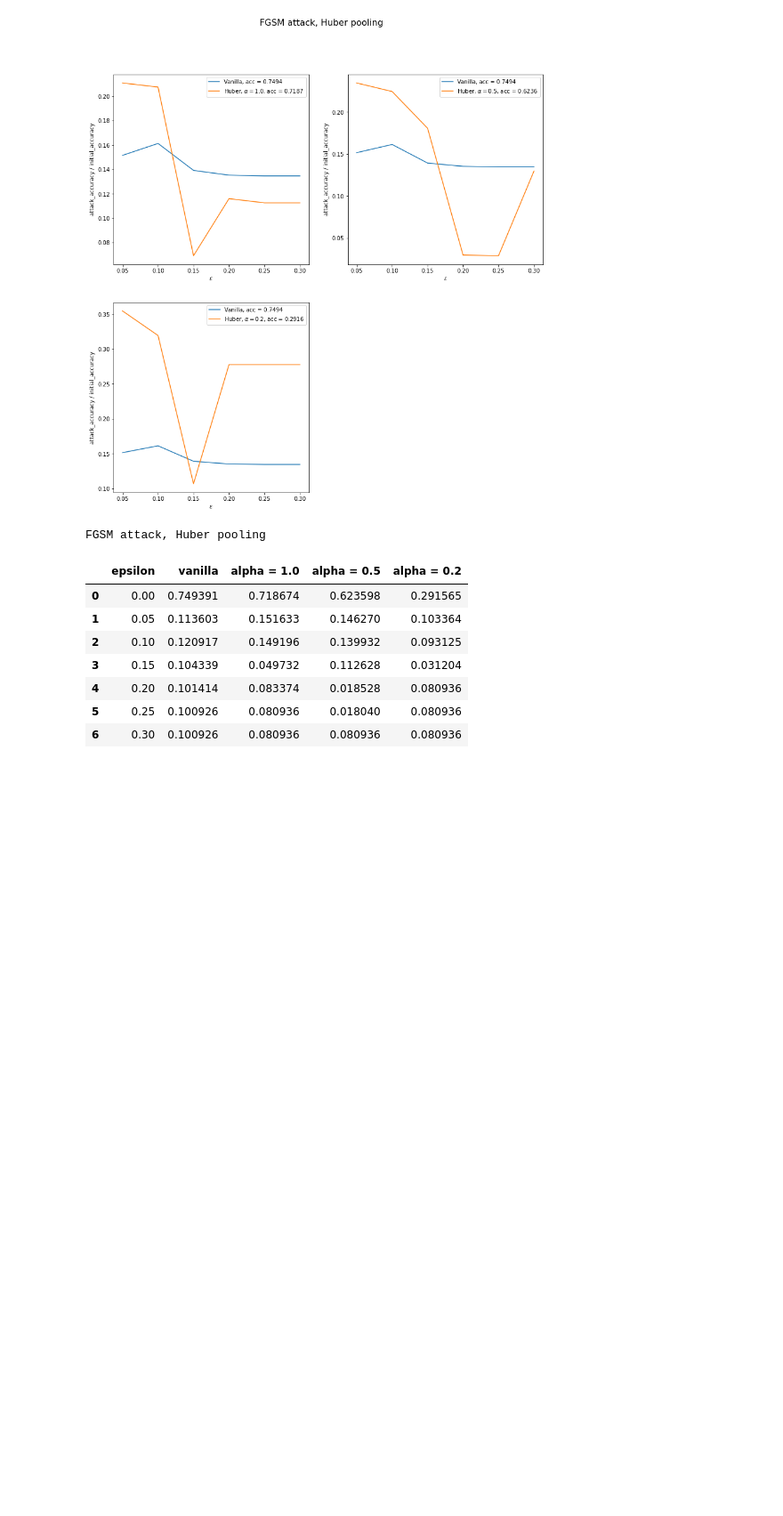
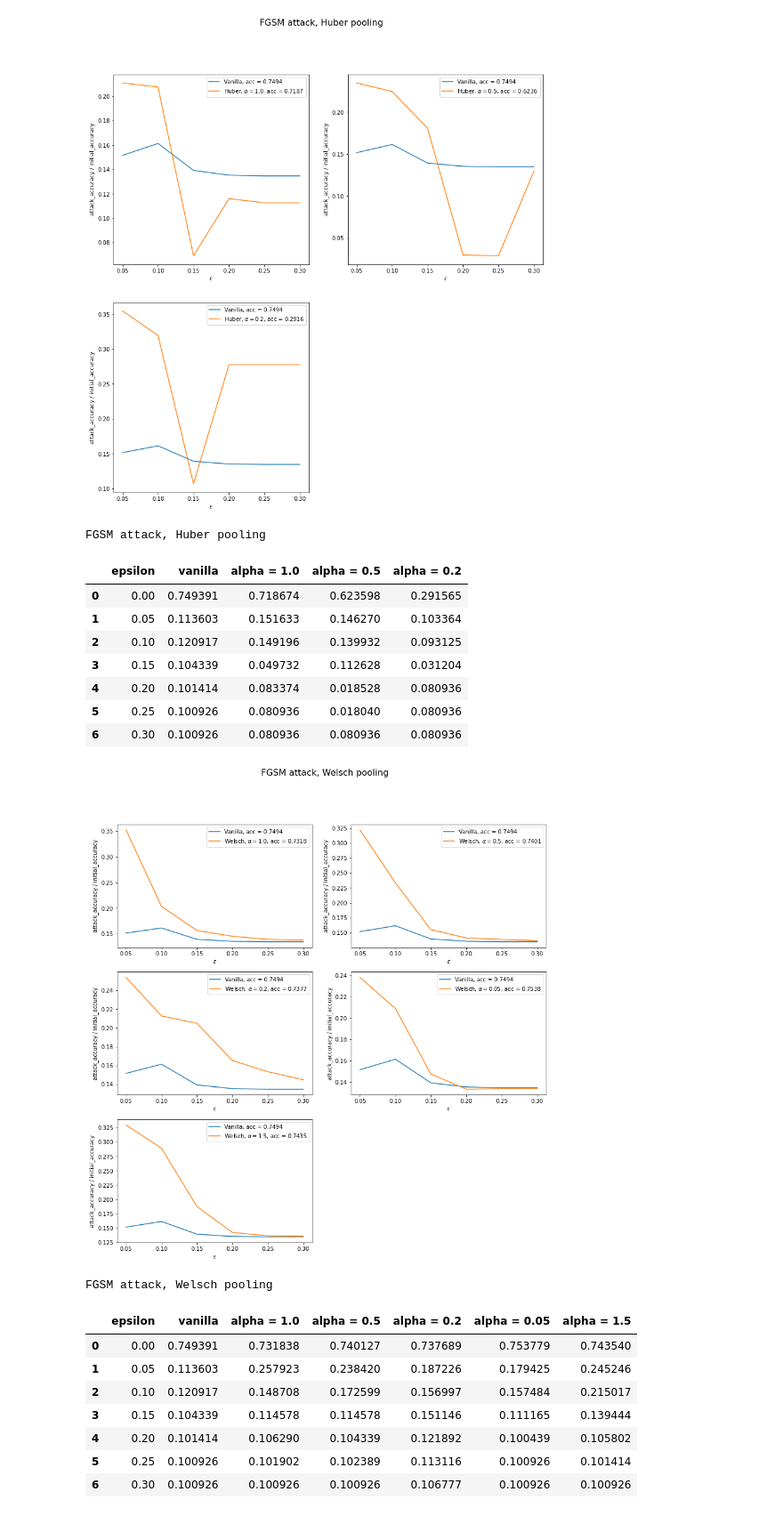
Before and after one commit to ekonyagin/cvx_repo, a Jupyter notebook: squeezenet/Attack_analysis.ipynb, the cells around one changed output. Shown at 89% size. Drawn from its saved outputs; the diff is of its cells as text; code cells hidden in the pictures; blank space fills up the shorter version.

```diff
--- a/squeezenet/Attack_analysis.ipynb
+++ b/squeezenet/Attack_analysis.ipynb
@@ -202,3 +227,27 @@ FGSM attack, Huber pooling
 | 4 | 0.20 | 0.101414 | 0.083374 | 0.018528 | 0.080936 |
 | 5 | 0.25 | 0.100926 | 0.080936 | 0.018040 | 0.080936 |
 | 6 | 0.30 | 0.100926 | 0.080936 | 0.080936 | 0.080936 |
+# %%
+robust_title = "Welsch"
+attack_name = "FGSM"
+
+df = analyse_results(result_fgsm["epsilons"],
+                     result_fgsm["models"]["vanilla"],
+                     result_fgsm["models"]["welsch"],
+                     robust_title,
+                     attack_name,
+                     "epsilon")
+
+print(attack_name + " attack, " + robust_title + " pooling")
+df
+# %% [output]
+[figure, added]
+FGSM attack, Welsch pooling
+|  | epsilon | vanilla | alpha = 1.0 | alpha = 0.5 | alpha = 0.2 | alpha = 0.05 | alpha = 1.5 |
+| 0 | 0.00 | 0.749391 | 0.731838 | 0.740127 | 0.737689 | 0.753779 | 0.743540 |
+| 1 | 0.05 | 0.113603 | 0.257923 | 0.238420 | 0.187226 | 0.179425 | 0.245246 |
+| 2 | 0.10 | 0.120917 | 0.148708 | 0.172599 | 0.156997 | 0.157484 | 0.215017 |
+| 3 | 0.15 | 0.104339 | 0.114578 | 0.114578 | 0.151146 | 0.111165 | 0.139444 |
+| 4 | 0.20 | 0.101414 | 0.106290 | 0.104339 | 0.121892 | 0.100439 | 0.105802 |
+| 5 | 0.25 | 0.100926 | 0.101902 | 0.102389 | 0.113116 | 0.100926 | 0.101414 |
+| 6 | 0.30 | 0.100926 | 0.100926 | 0.100926 | 0.106777 | 0.100926 | 0.100926 |
```
Also changed, not shown: parts of 1 cell of this notebook, 8 other files.
